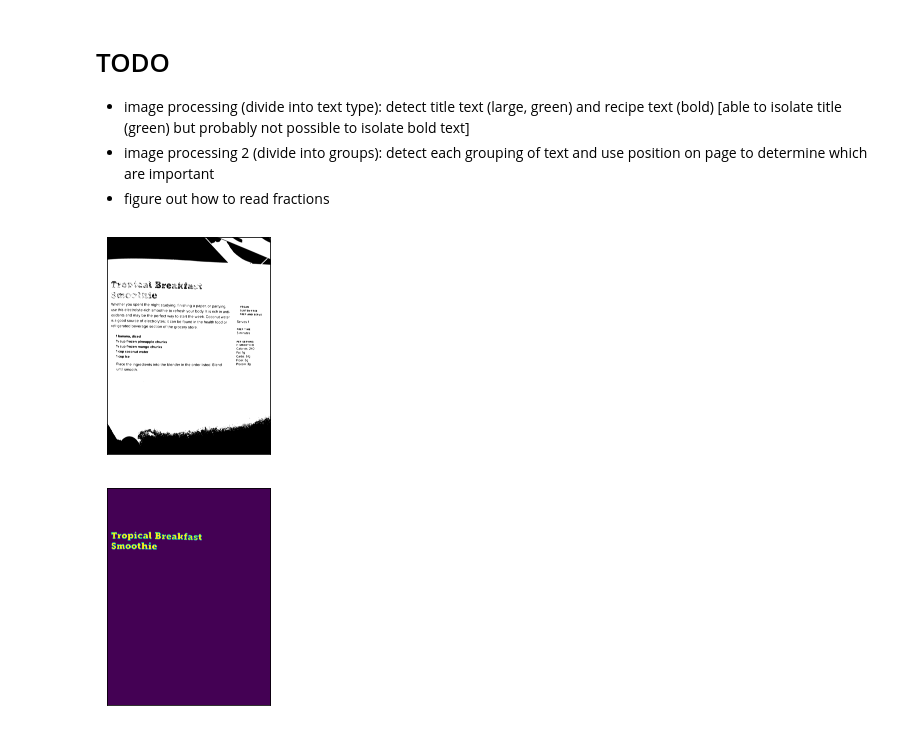
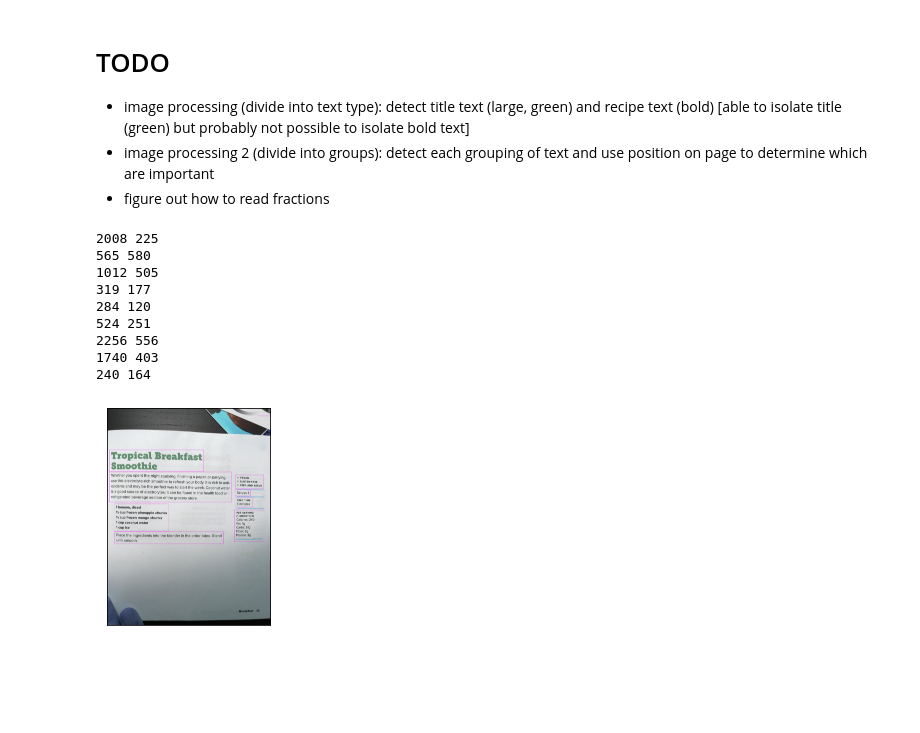
Before and after one commit to crkolimago/hackminusthethon, a Jupyter notebook: cc/cookbook.ipynb, the cells around one changed output. Cells and saved outputs as stored; diff of their text form; code cells hidden in the pictures; blank space fills up the shorter version.

Commit message:
bounding box working

```diff
--- a/cc/cookbook.ipynb
+++ b/cc/cookbook.ipynb
@@ -24,12 +10,0 @@ ret,th = cv2.threshold(gray,127,255,cv2.THRESH_BINARY)
-# %%
-plotimage(th, 'gray')
-# %% [output]
-[figure, removed]
-# %%
-lower_green = np.array([45, 60, 100])
-upper_green = np.array([75, 255, 255])
-mask = cv2.inRange(hsv, lower_green, upper_green)
-
-plotimage(mask)
-# %% [output]
-[figure, removed]
@@ -43 +21,37 @@ M = cv2.moments(cnt)
+# %%
+img = cv2.imread('pics/tropical_breakfast_smoothie.jpg')
+gray = cv2.cvtColor(img, cv2.COLOR_BGR2GRAY)
+_,thresh = cv2.threshold(gray,150,255,cv2.THRESH_BINARY_INV) # threshold
+kernel = cv2.getStructuringElement(cv2.MORPH_RECT,(3,3))
+dilated = cv2.dilate(thresh,kernel,iterations = 35) # dilate
+#plotimage(dilated, 'gray')
+contours,hierarchy = cv2.findContours(dilated,cv2.RETR_EXTERNAL,cv2.CHAIN_APPROX_NONE)
+for contour in contours:
+    # get rectangle bounding contour
+    [x,y,w,h] = cv2.boundingRect(contour)
+
+    # discard areas that are too large
+    if w>3000:
+        continue
+
+    # discard areas that are too small
+    if h<100 or w<100:
+        continue
+
+    print(w,h)
+
+    # draw rectangle around contour on original image
+    cv2.rectangle(img,(x,y),(x+w,y+h),(255,0,255),2)
+plotimage(img)
+# %% [output]
+2008 225
+565 580
+1012 505
+319 177
+284 120
+524 251
+2256 556
+1740 403
+240 164
+[figure, added]
 # %%
```
Also changed, not shown: parts of 7 cells of this notebook.
